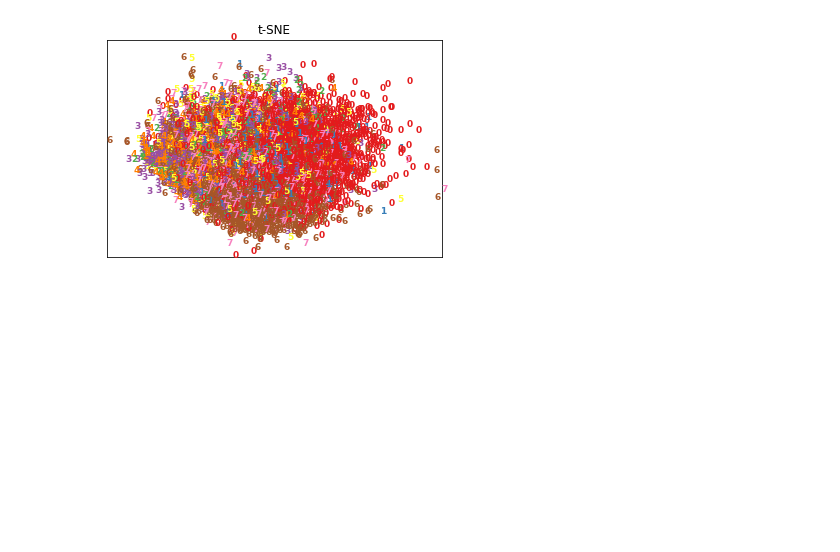
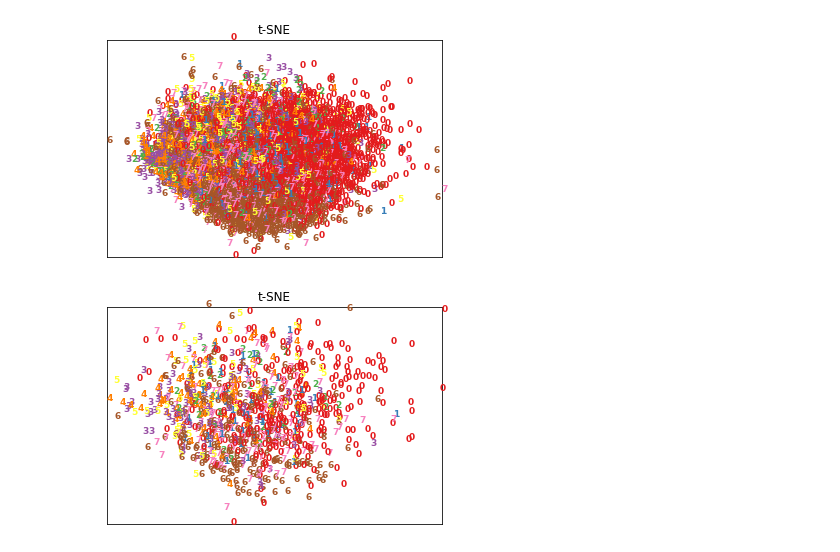
Before and after one commit to dw-dengwei/PML_coursework, a Jupyter notebook: tsne_visualize.ipynb, the cells around one changed output. Saved outputs shown, nothing was run; the diff lists cells and outputs as text; code cells hidden in the pictures; blank space fills up the shorter version.

```diff
--- a/tsne_visualize.ipynb
+++ b/tsne_visualize.ipynb
@@ -85,3 +83,8 @@ plt.show(fig1)
 # %% [output]
 Finished......
 [figure]
+# %%
+fig1 = plot_embedding_2D(result_2D[:1000], label[:1000], 't-SNE')
+plt.show(fig1)
+# %% [output]
+[figure, added]
```
Also changed, not shown: parts of 1 cell of this notebook, 4 other files.
